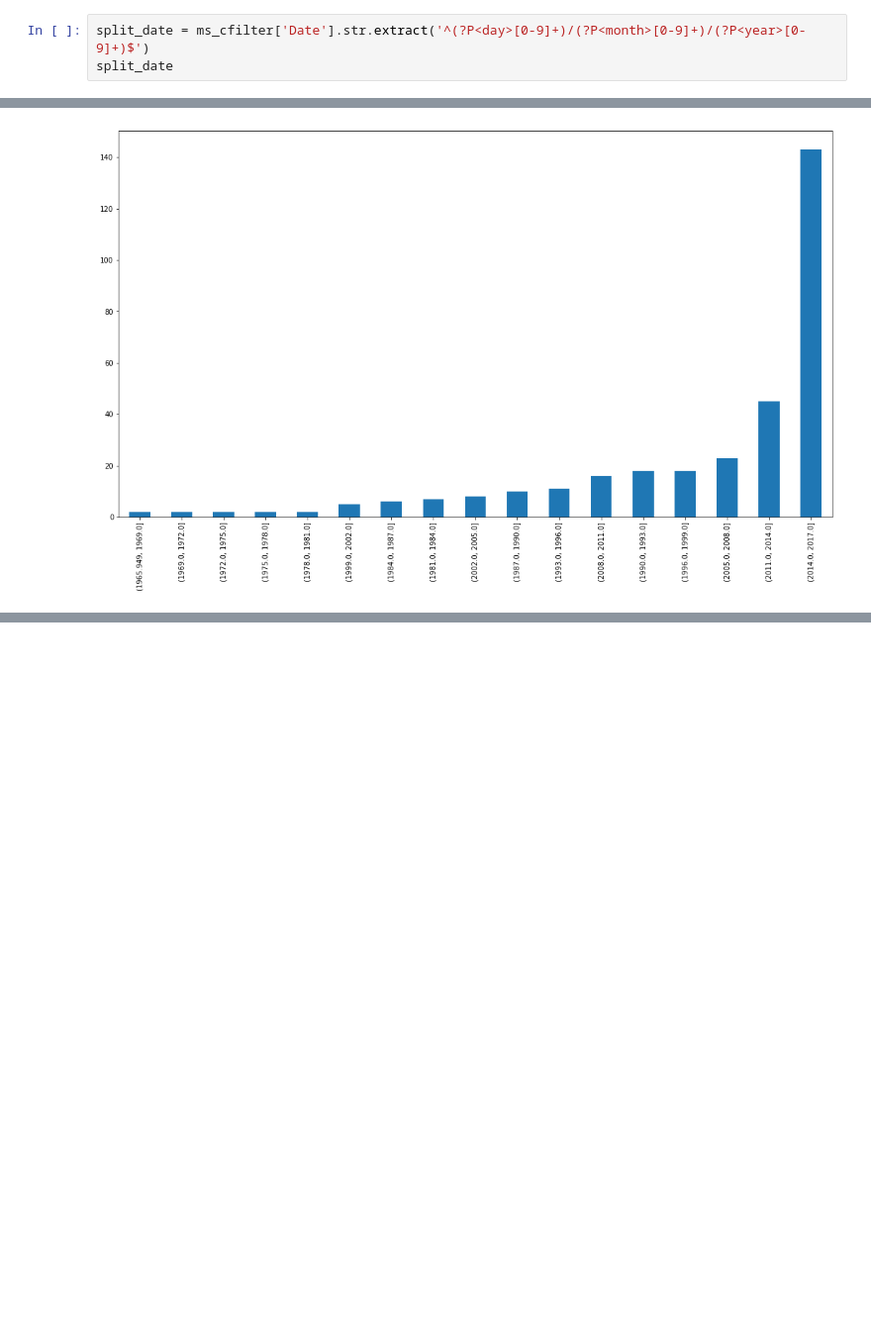
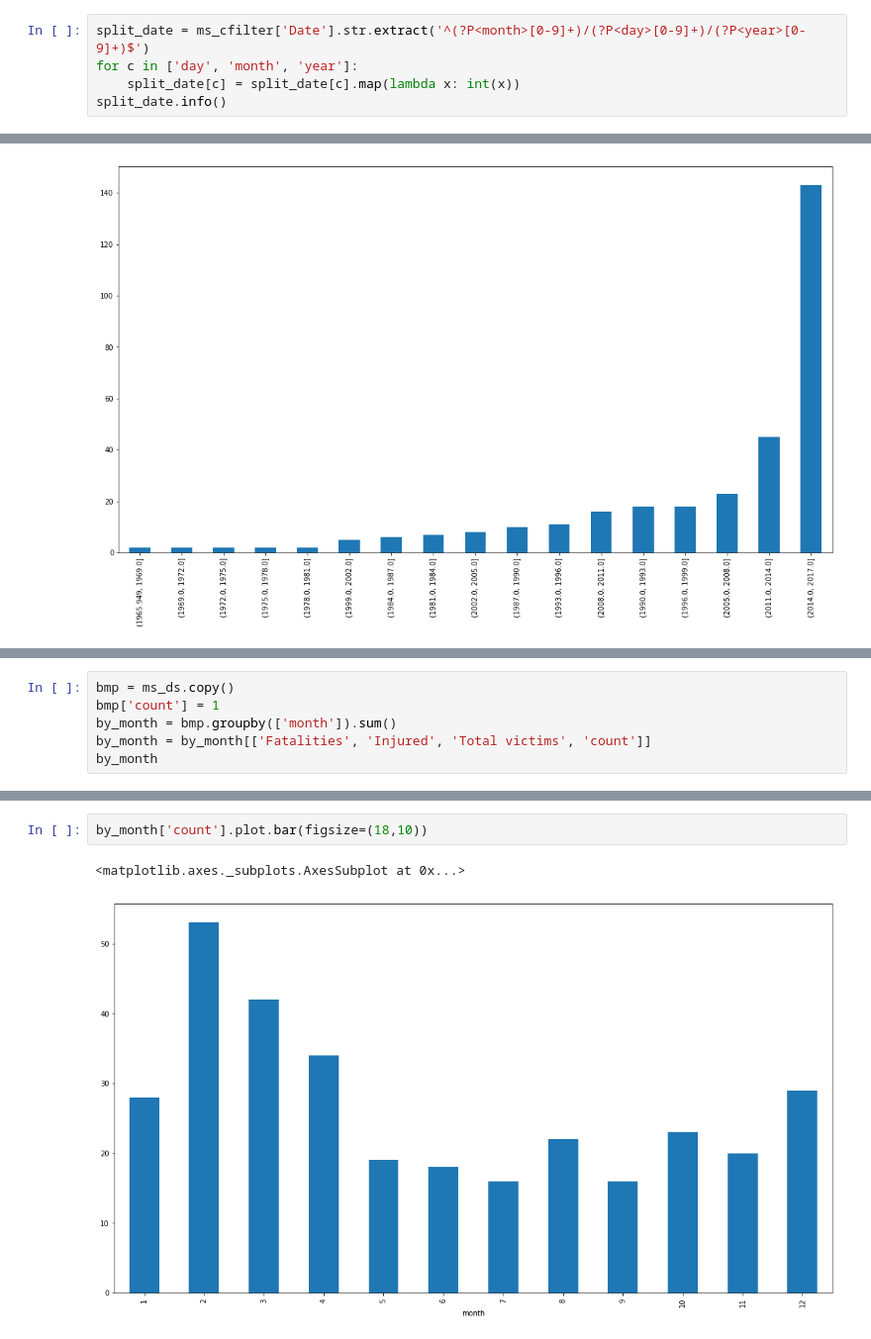
Before and after one commit to BlueEyedHush/us-mass-shootings, a Jupyter notebook: preliminary-analysis/kaggle-mass-shooting-preliminary-analysis.ipynb, the cells around one changed output, grey strips where cells are left out. Shown: that part at 99% size. Saved outputs shown, nothing was run; the diff lists cells and outputs as text; blank space fills up the shorter version.

Commit message:
extracting data processing part from jupyter; working on interactive visualizations

```diff
--- a/preliminary-analysis/kaggle-mass-shooting-preliminary-analysis.ipynb
+++ b/preliminary-analysis/kaggle-mass-shooting-preliminary-analysis.ipynb
@@ -497,6 +497,8 @@ ms_cfilter['state_full'].map(lambda x: str(x)).value_counts().plot.bar(figsize=(
 # %% [markdown]
 ## Dates
 # %%
-split_date = ms_cfilter['Date'].str.extract('^(?P<day>[0-9]+)/(?P<month>[0-9]+)/(?P<year>[0-9]+)$')
-split_date
+split_date = ms_cfilter['Date'].str.extract('^(?P<month>[0-9]+)/(?P<day>[0-9]+)/(?P<year>[0-9]+)$')
+for c in ['day', 'month', 'year']:
+    split_date[c] = split_date[c].map(lambda x: int(x))
+split_date.info()
 # %% [output]
@@ -597,0 +572,6 @@ ms_dbin_cnts.iloc[::-1].plot.bar(figsize=(18,10))
+# %%
+bmp = ms_ds.copy()
+bmp['count'] = 1
+by_month = bmp.groupby(['month']).sum()
+by_month = by_month[['Fatalities', 'Injured', 'Total victims', 'count']]
+by_month
@@ -597,0 +593,5 @@ ms_dbin_cnts.iloc[::-1].plot.bar(figsize=(18,10))
+# %%
+by_month['count'].plot.bar(figsize=(18,10))
+# %% [output]
+<matplotlib.axes._subplots.AxesSubplot at 0x...>
+[figure, added]
```
Also changed, not shown: parts of 11 cells of this notebook, 4 other files.
